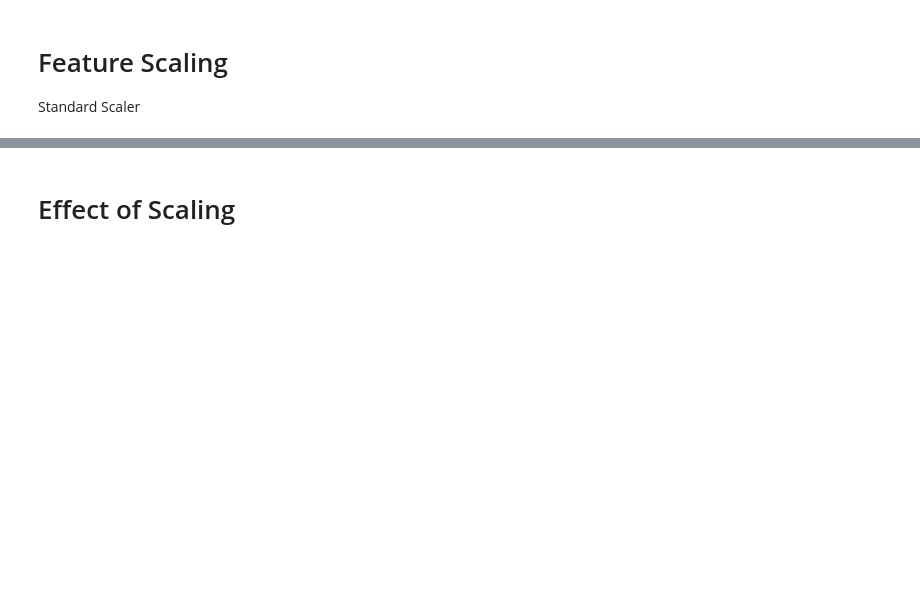
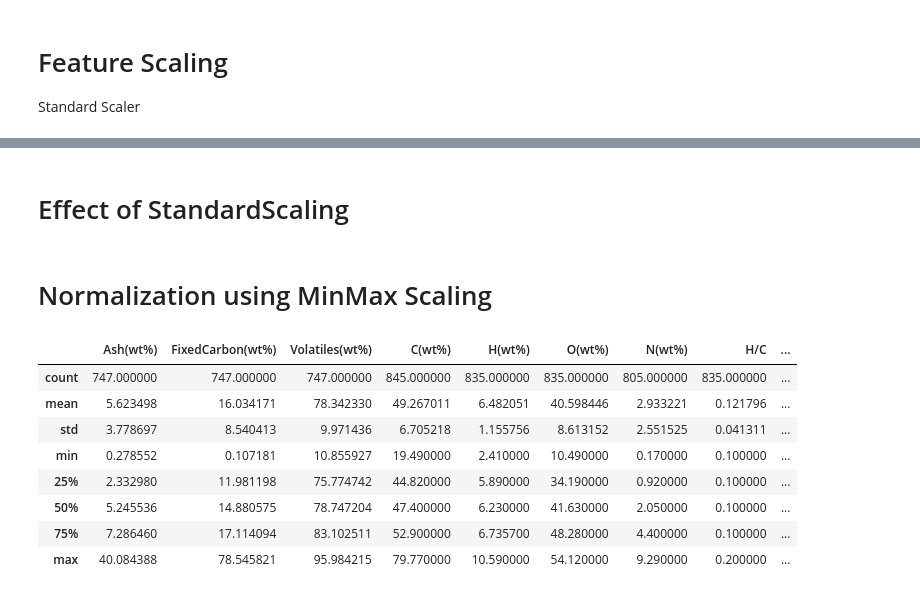
Before and after one commit to 17m301/BioFuel_YieldPrediction, a Jupyter notebook: Model.ipynb, the cells around one changed output, grey strips where cells are left out. Cells and saved outputs as stored; diff of their text form; code cells hidden in the pictures; blank space fills up the shorter version.

```diff
--- a/Model.ipynb
+++ b/Model.ipynb
@@ -1,6 +1,13 @@
 # %%
 import pandas as pd
-url = "https://raw.githubusercontent.com/17m301/BioFuel_YieldPrediction/main/Datasets/Train/Trainset_dataset1.xlsx"
-df_train = pd.read_excel(url)
+train_url = "https://raw.githubusercontent.com/17m301/BioFuel_YieldPrediction/main/Datasets/Train/Trainset_dataset1.xlsx"
+test_yield_url = "https://raw.githubusercontent.com/17m301/BioFuel_YieldPrediction/refs/heads/main/Datasets/Test/Testset_dataset1%20(1).csv"
+test_url = "https://raw.githubusercontent.com/17m301/BioFuel_YieldPrediction/main/Datasets/Test/Testset_feature_dataset1.xlsx"
+
+df_train = pd.read_excel(train_url)
+df_test = pd.read_excel(test_url)
+df_test_feature = pd.read_csv(test_yield_url)
 df_train.info()
-df_train.head()
+#df_train.head()
+df_test.info()
+df_test_feature.info()
@@ -48,5 +83,5 @@ df_train_scaled.describe()
 # %% [markdown]
-# Effect of Scaling
+# Effect of StandardScaling
 # %%
 fig, (ax1, ax2) = plt.subplots(ncols=2, figsize=(12, 5))
 ax1.scatter(df_train['FixedCarbon(wt%)'], df_train['yield(wt%)'])
@@ -54,3 +89,24 @@ ax1.set_title('Before Scaling')
 ax2.scatter(df_train_scaled['FixedCarbon(wt%)'], df_train_scaled['yield(wt%)'])
 ax2.set_title('After Scaling')
 plt.show()
+# %% [markdown]
+# Normalization using MinMax Scaling
+# %%
+#To change a numeric values to use a common scale
+#xi-xmin /(xmax-xmin)
+from sklearn.preprocessing import MinMaxScaler
+scaler=MinMaxScaler()
+scaler.fit(df_train)
+df_train_MinMax=scaler.transform(df_train)
+df_train_MinMax=pd.DataFrame(df_train,columns=df_train.columns)
+df_train_MinMax.describe()
+# %% [output]
+|  | Ash(wt%) | FixedCarbon(wt%) | Volatiles(wt%) | C(wt%) | H(wt%) | O(wt%) | N(wt%) | H/C | ... |
+| count | 747.000000 | 747.000000 | 747.000000 | 845.000000 | 835.000000 | 835.000000 | 805.000000 | 835.000000 | ... |
+| mean | 5.623498 | 16.034171 | 78.342330 | 49.267011 | 6.482051 | 40.598446 | 2.933221 | 0.121796 | ... |
+| std | 3.778697 | 8.540413 | 9.971436 | 6.705218 | 1.155756 | 8.613152 | 2.551525 | 0.041311 | ... |
+| min | 0.278552 | 0.107181 | 10.855927 | 19.490000 | 2.410000 | 10.490000 | 0.170000 | 0.100000 | ... |
+| 25% | 2.332980 | 11.981198 | 75.774742 | 44.820000 | 5.890000 | 34.190000 | 0.920000 | 0.100000 | ... |
+| 50% | 5.245536 | 14.880575 | 78.747204 | 47.400000 | 6.230000 | 41.630000 | 2.050000 | 0.100000 | ... |
+| 75% | 7.286460 | 17.114094 | 83.102511 | 52.900000 | 6.735700 | 48.280000 | 4.400000 | 0.100000 | ... |
+| max | 40.084388 | 78.545821 | 95.984215 | 79.770000 | 10.590000 | 54.120000 | 9.290000 | 0.200000 | ... |
```
Also changed, not shown: parts of 3 cells of this notebook.
